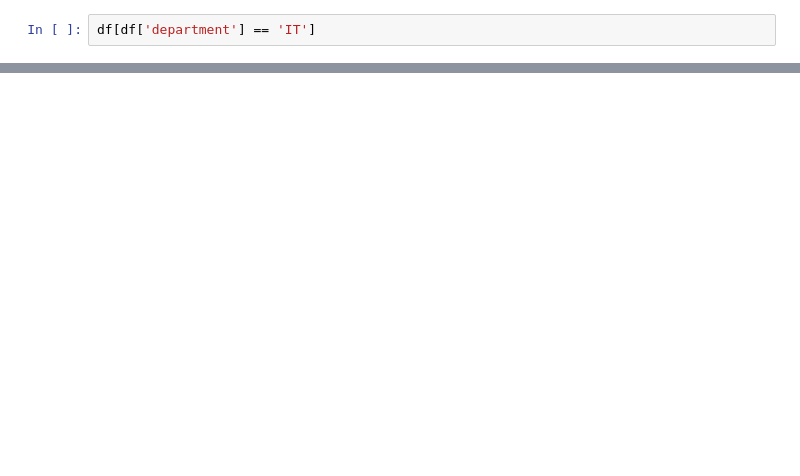
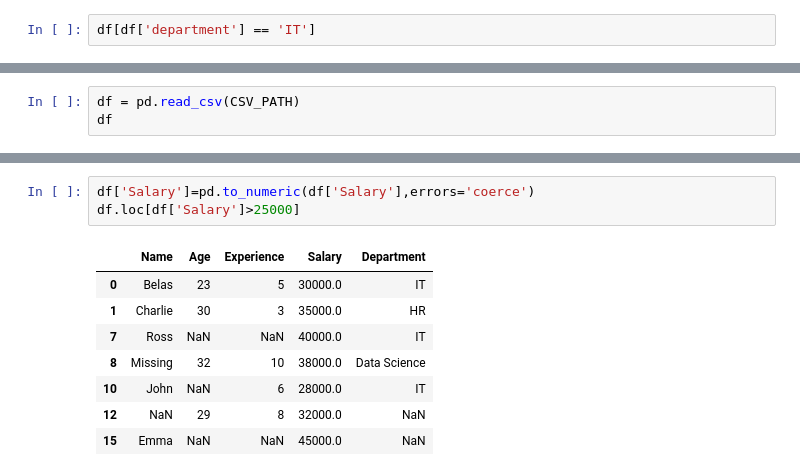
Before and after one commit to yahiyasayyad38-spec/python_practise, a Jupyter notebook: pandas.ipynb, the cells around one changed output, grey strips where cells are left out. Saved outputs shown, nothing was run; the diff lists cells and outputs as text; blank space fills up the shorter version.

```diff
--- a/pandas.ipynb
+++ b/pandas.ipynb
@@ -335,0 +255,3 @@ df.sort_values(by='salary',ascending=False).head(1)
+# %%
+df = pd.read_csv(CSV_PATH)
+df
@@ -335,0 +276,12 @@ df.sort_values(by='salary',ascending=False).head(1)
+# %%
+df['Salary']=pd.to_numeric(df['Salary'],errors='coerce')
+df.loc[df['Salary']>25000]
+# %% [output]
+|  | Name | Age | Experience | Salary | Department |
+| 0 | Belas | 23 | 5 | 30000.0 | IT |
+| 1 | Charlie | 30 | 3 | 35000.0 | HR |
+| 7 | Ross | NaN | NaN | 40000.0 | IT |
+| 8 | Missing | 32 | 10 | 38000.0 | Data Science |
+| 10 | John | NaN | 6 | 28000.0 | IT |
+| 12 | NaN | 29 | 8 | 32000.0 | NaN |
+| 15 | Emma | NaN | NaN | 45000.0 | NaN |
```
Also changed, not shown: parts of 39 cells of this notebook, 1 other file.
